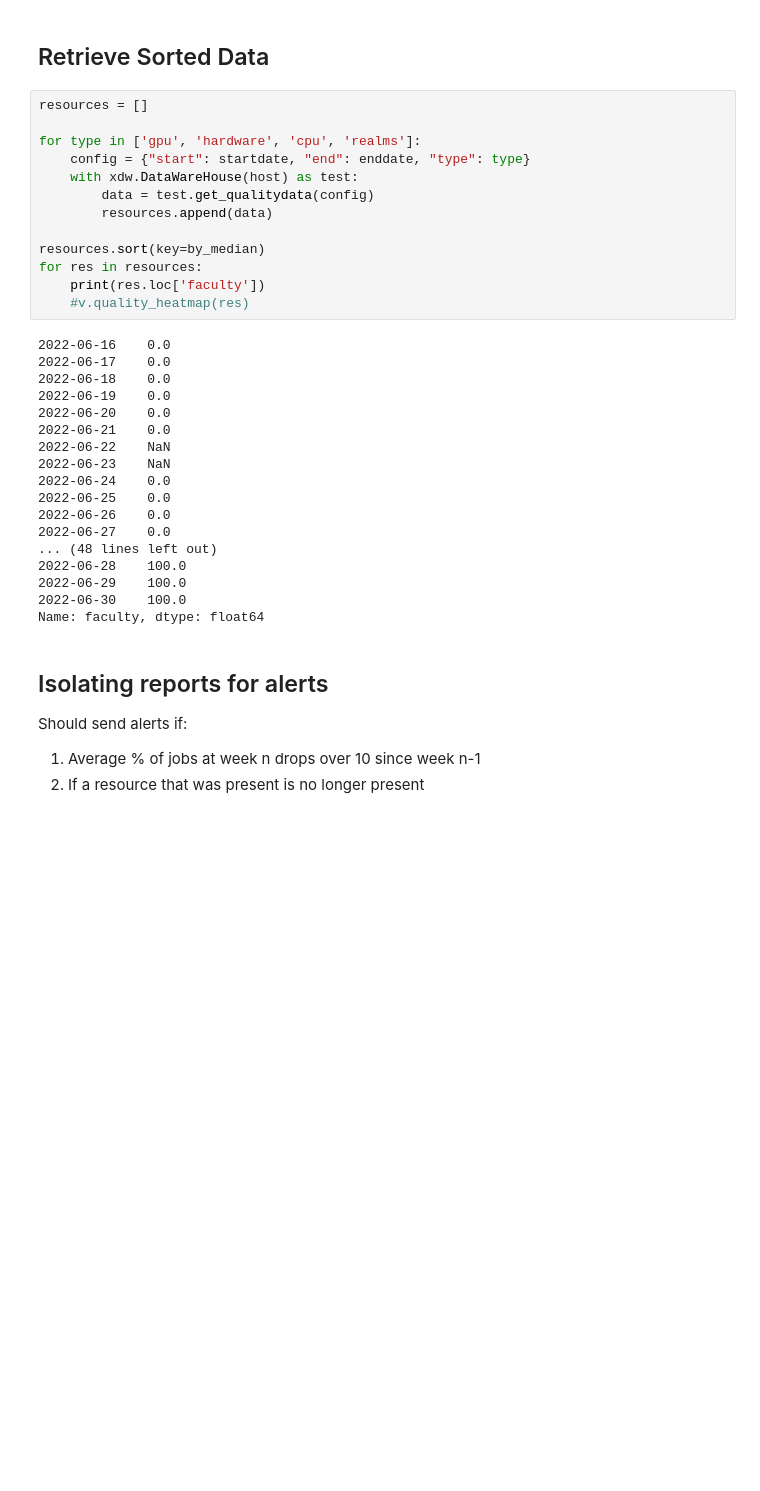
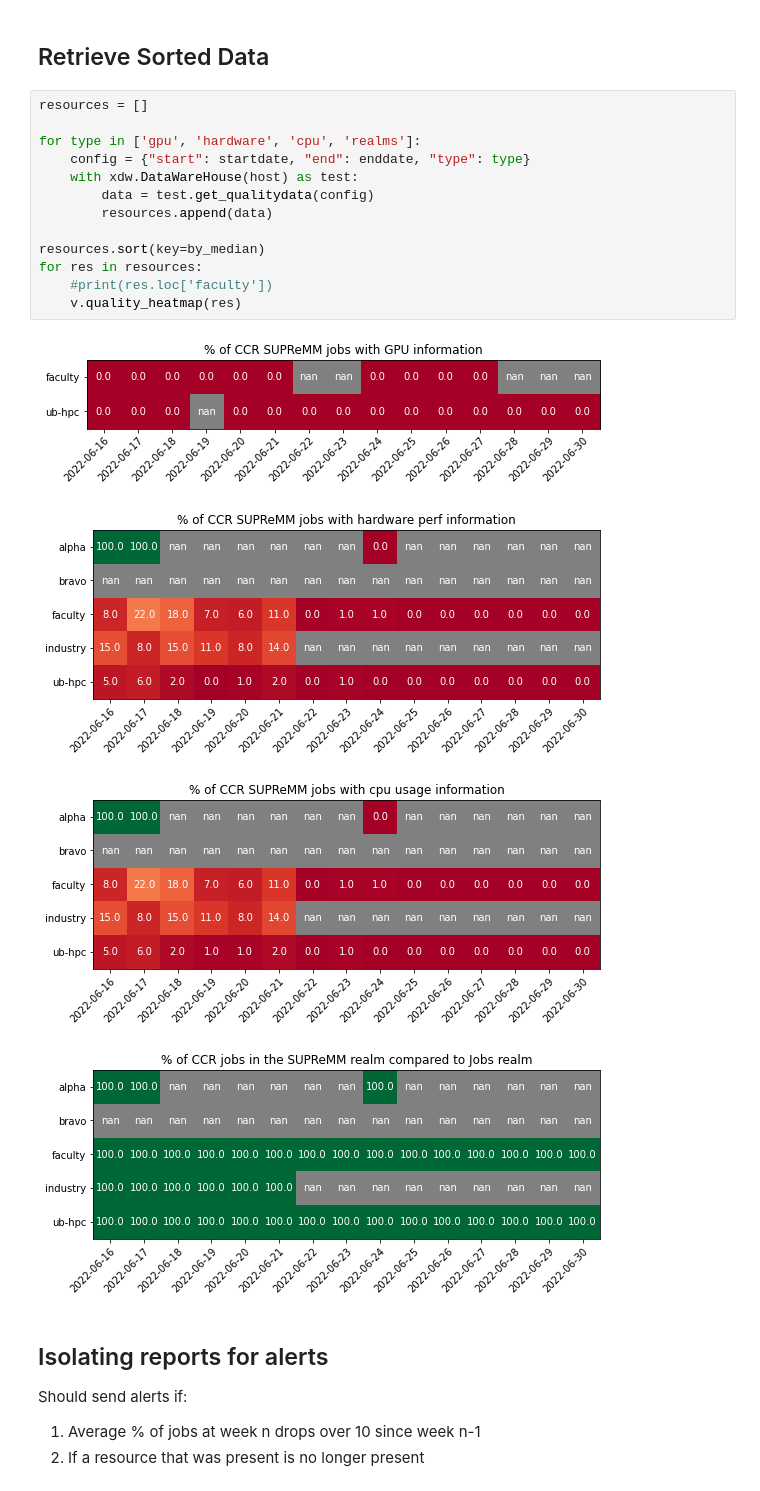
Before and after one commit to thanickcruz/xdmod-python, a Jupyter notebook: dw_test.ipynb, the cells around one changed output. Cells and saved outputs as stored; diff of their text form; blank space fills up the shorter version.

```diff
--- a/dw_test.ipynb
+++ b/dw_test.ipynb
@@ -27,34 +27,21 @@ enddate = "2022-06-30"
 # %%
 resources = []
 
 for type in ['gpu', 'hardware', 'cpu', 'realms']:
     config = {"start": startdate, "end": enddate, "type": type}
     with xdw.DataWareHouse(host) as test:
         data = test.get_qualitydata(config)
         resources.append(data)
 
 resources.sort(key=by_median)
 for res in resources:
-    print(res.loc['faculty'])
-    #v.quality_heatmap(res)
+    #print(res.loc['faculty'])
+    v.quality_heatmap(res)
 # %% [output]
-2022-06-16    0.0
-2022-06-17    0.0
-2022-06-18    0.0
-2022-06-19    0.0
-2022-06-20    0.0
-2022-06-21    0.0
-2022-06-22    NaN
-2022-06-23    NaN
-2022-06-24    0.0
-2022-06-25    0.0
-2022-06-26    0.0
-2022-06-27    0.0
-... (48 lines left out)
-2022-06-28    100.0
-2022-06-29    100.0
-2022-06-30    100.0
-Name: faculty, dtype: float64
+[figure, added]
+[figure, added]
+[figure, added]
+[figure, added]
 # %% [markdown]
 ## Isolating reports for alerts
 
```
Also changed, not shown: parts of 7 cells of this notebook, 2 other files.
